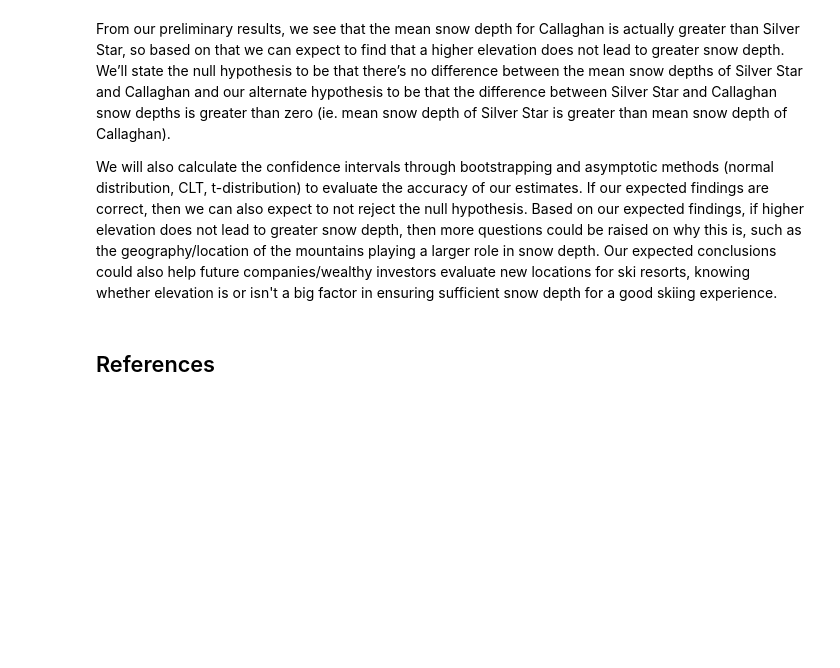
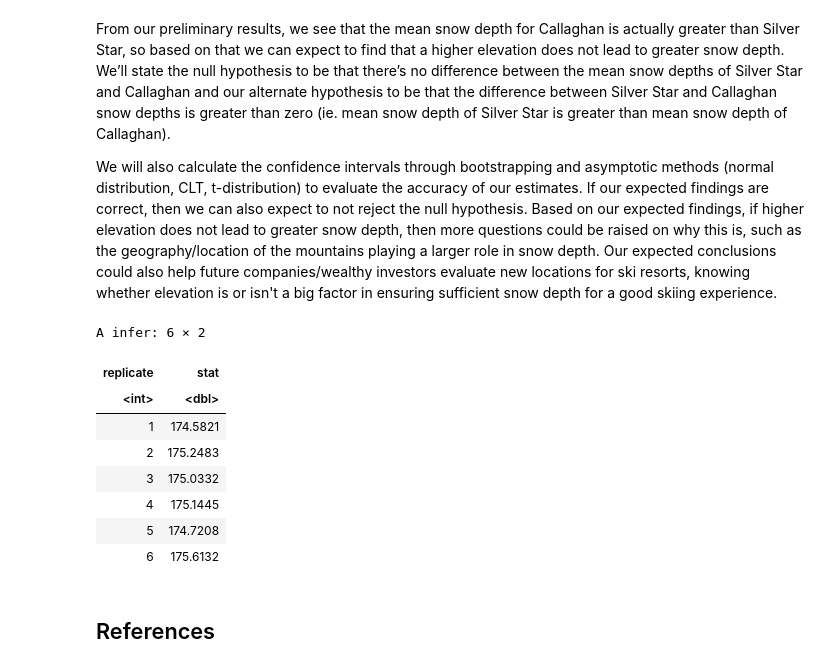
Before and after one commit to carlosperez67/Inferential-Analysis-on-Snow-Depth-Due-to-Elevation, a Jupyter notebook: GroupProposal.ipynb, the cells around one changed output. Cells and saved outputs as stored; diff of their text form; code cells hidden in the pictures; blank space fills up the shorter version.

Commit message:
Test for bootstrap

```diff
--- a/GroupProposal.ipynb
+++ b/GroupProposal.ipynb
@@ -257,6 +257,25 @@ jan_2019_plot_summary
 From our preliminary results, we see that the mean snow depth for Callaghan is actually greater than Silver Star, so based on that we can expect to find that a higher elevation does not lead to greater snow depth. We’ll state the null hypothesis to be that there’s no difference between the mean snow depths of Silver Star and Callaghan and our alternate hypothesis to be that the difference between Silver Star and Callaghan snow depths is greater than zero (ie. mean snow depth of Silver Star is greater than mean snow depth of Callaghan).
 
 We will also calculate the confidence intervals through bootstrapping and asymptotic methods (normal distribution, CLT, t-distribution) to evaluate the accuracy of our estimates. If our expected findings are correct, then we can also expect to not reject the null hypothesis. Based on our expected findings, if higher elevation does not lead to greater snow depth, then more questions could be raised on why this is, such as the geography/location of the mountains playing a larger role in snow depth. Our expected conclusions could also help future companies/wealthy investors evaluate new locations for ski resorts, knowing whether elevation is or isn't a big factor in ensuring sufficient snow depth for a good skiing experience.
+# %%
+# bootstrapping for snow
+samp_dist_mean_snow <-
+     jan_data %>%
+     specify(response = SnowDepth) %>%
+     generate(type = "bootstrap", reps = 10000) %>%
+     calculate(stat = "mean")
+
+head(samp_dist_mean_snow)
+# %% [output]
+A infer: 6 × 2
+| replicate | stat |
+| <int> | <dbl> |
+| 1 | 174.5821 |
+| 2 | 175.2483 |
+| 3 | 175.0332 |
+| 4 | 175.1445 |
+| 5 | 174.7208 |
+| 6 | 175.6132 |
 # %% [markdown]
 ## References
 # %% [markdown]
```
Also changed, not shown: parts of 1 cell of this notebook.
